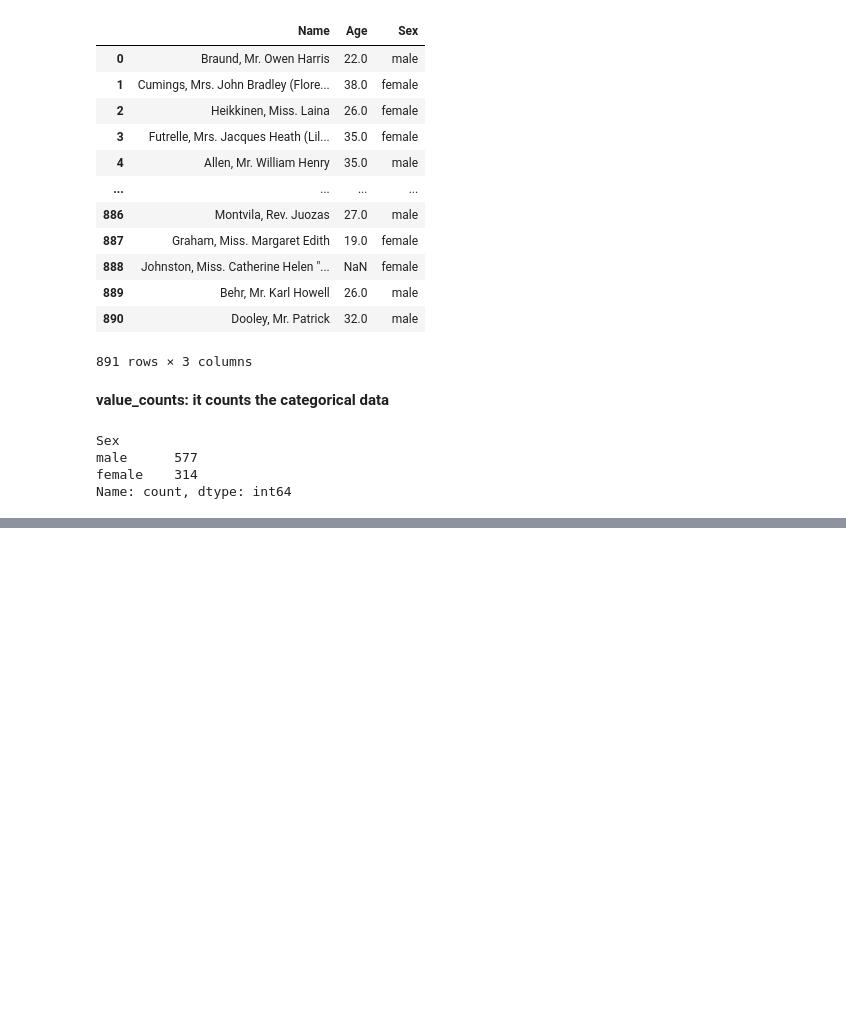
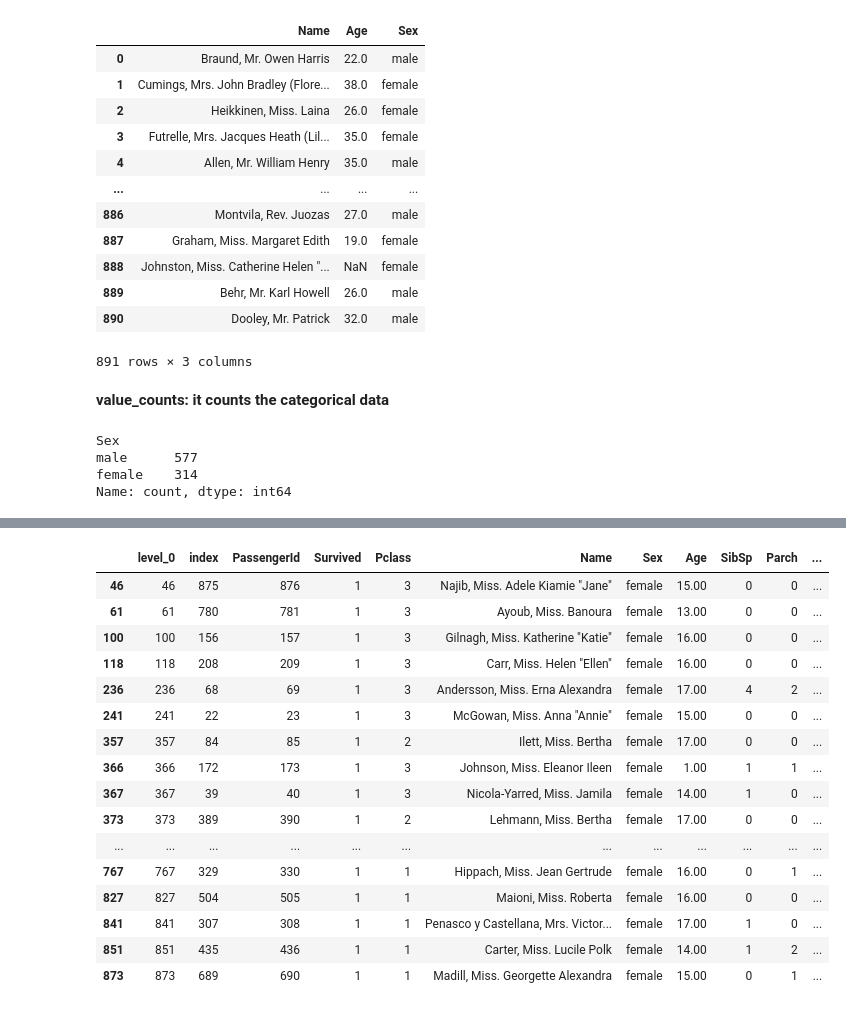
Before and after one commit to faheembashir/Analytics, a Jupyter notebook: Pandas/index.ipynb, the cells around one changed output, grey strips where cells are left out. Cells and saved outputs as stored; diff of their text form; code cells hidden in the pictures; blank space fills up the shorter version.

```diff
--- a/Pandas/index.ipynb
+++ b/Pandas/index.ipynb
@@ -207,0 +259,2 @@ Name: count, dtype: int64
+# %%
+RealData.sort_values(by="Fare", inplace=True)
@@ -207,0 +270,4 @@ Name: count, dtype: int64
+# %%
+RealData.loc[2,"Name"]="Faheem"
+RealData.iloc[2,4]="Male"
+RealData[RealData["Name"].str.contains("Faheem")]
@@ -207,0 +290,2 @@ Name: count, dtype: int64
+# %%
+RealData.reset_index(inplace=True)
@@ -207,0 +330,25 @@ Name: count, dtype: int64
+# %%
+femaleData=RealData[
+    (RealData["Sex"]=="female")&
+    (RealData["Survived"]==1)&
+    (RealData["Age"]<18)
+]
+femaleData
+# %% [output]
+|  | level_0 | index | PassengerId | Survived | Pclass | Name | Sex | Age | SibSp | Parch | ... |
+| 46 | 46 | 875 | 876 | 1 | 3 | Najib, Miss. Adele Kiamie "Jane" | female | 15.00 | 0 | 0 | ... |
+| 61 | 61 | 780 | 781 | 1 | 3 | Ayoub, Miss. Banoura | female | 13.00 | 0 | 0 | ... |
+| 100 | 100 | 156 | 157 | 1 | 3 | Gilnagh, Miss. Katherine "Katie" | female | 16.00 | 0 | 0 | ... |
+| 118 | 118 | 208 | 209 | 1 | 3 | Carr, Miss. Helen "Ellen" | female | 16.00 | 0 | 0 | ... |
+| 236 | 236 | 68 | 69 | 1 | 3 | Andersson, Miss. Erna Alexandra | female | 17.00 | 4 | 2 | ... |
+| 241 | 241 | 22 | 23 | 1 | 3 | McGowan, Miss. Anna "Annie" | female | 15.00 | 0 | 0 | ... |
+| 357 | 357 | 84 | 85 | 1 | 2 | Ilett, Miss. Bertha | female | 17.00 | 0 | 0 | ... |
+| 366 | 366 | 172 | 173 | 1 | 3 | Johnson, Miss. Eleanor Ileen | female | 1.00 | 1 | 1 | ... |
+| 367 | 367 | 39 | 40 | 1 | 3 | Nicola-Yarred, Miss. Jamila | female | 14.00 | 1 | 0 | ... |
+| 373 | 373 | 389 | 390 | 1 | 2 | Lehmann, Miss. Bertha | female | 17.00 | 0 | 0 | ... |
+| ... | ... | ... | ... | ... | ... | ... | ... | ... | ... | ... | ... |
+| 767 | 767 | 329 | 330 | 1 | 1 | Hippach, Miss. Jean Gertrude | female | 16.00 | 0 | 1 | ... |
+| 827 | 827 | 504 | 505 | 1 | 1 | Maioni, Miss. Roberta | female | 16.00 | 0 | 0 | ... |
+| 841 | 841 | 307 | 308 | 1 | 1 | Penasco y Castellana, Mrs. Victor... | female | 17.00 | 1 | 0 | ... |
+| 851 | 851 | 435 | 436 | 1 | 1 | Carter, Miss. Lucile Polk | female | 14.00 | 1 | 2 | ... |
+| 873 | 873 | 689 | 690 | 1 | 1 | Madill, Miss. Georgette Alexandra | female | 15.00 | 0 | 1 | ... |
```
Also changed, not shown: parts of 18 cells of this notebook, 1 other file.
